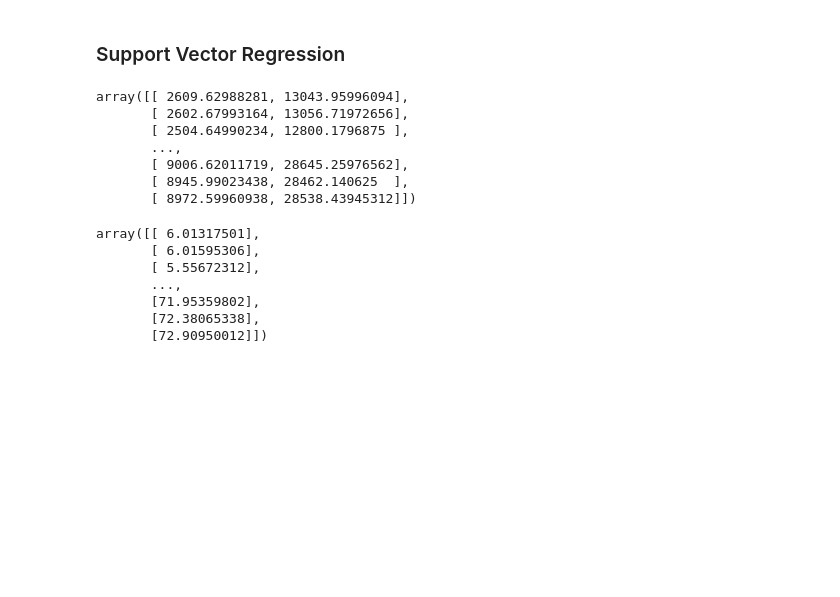
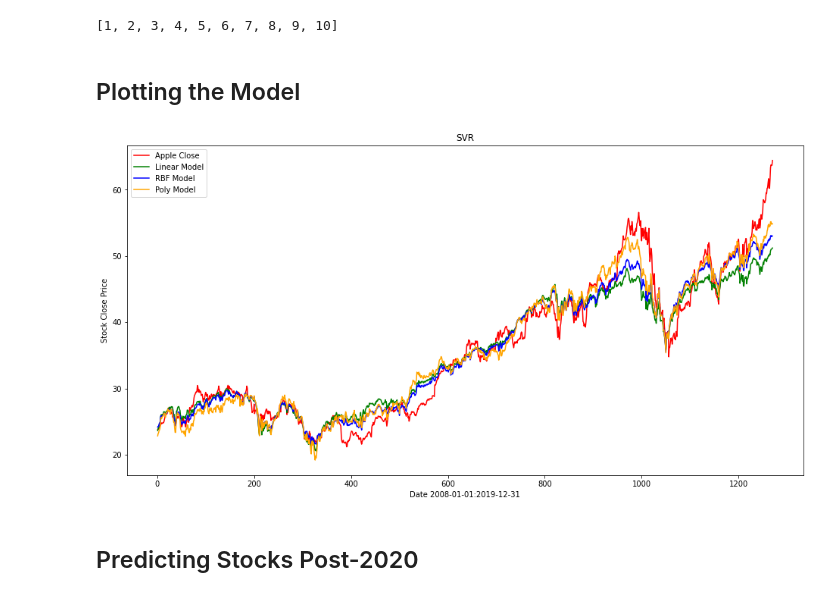
Before and after one commit to zlibutmatthew/Stock-Prediction-SVM, a Jupyter notebook: SVM_Stock_Prediction.ipynb, the cells around one changed output. Drawn from its saved outputs; the diff is of its cells as text; code cells hidden in the pictures; blank space fills up the shorter version.

```diff
--- a/SVM_Stock_Prediction.ipynb
+++ b/SVM_Stock_Prediction.ipynb
@@ -165,0 +212,5 @@ SVR(C=1.0, cache_size=200, coef0=0.0, degree=3, epsilon=0.1, gamma=0.15,
+# %%
+appl = df['Adj Close']
+appl = appl.values
+print(len(appl))
+appl
@@ -165,0 +221,4 @@ SVR(C=1.0, cache_size=200, coef0=0.0, degree=3, epsilon=0.1, gamma=0.15,
+# %%
+scaler = MinMaxScaler(feature_range=(0,1))
+scaled_data = scaler.fit_transform(adj_close)
+scaled_data
@@ -165,0 +239,10 @@ SVR(C=1.0, cache_size=200, coef0=0.0, degree=3, epsilon=0.1, gamma=0.15,
+# %%
+#create training dataset
+X = scaled_data
+y = appl
+from sklearn.model_selection import train_test_split
+
+X_train, X_test, y_train, y_test = \
+    train_test_split(X, y,
+                     test_size=0.25,
+                     random_state=1)
@@ -175,31 +294,24 @@ print('rbf test',rbf_svr.score(X_test, y_test))
-# %% [markdown]
-### Support Vector Regression
-# %%
-adj_close = pd.concat([df_nas['Adj Close'], df_dow['Adj Close']], axis=1)
-adj_close = adj_close.values
-adj_close
-# %% [output]
-array([[ 2609.62988281, 13043.95996094],
-       [ 2602.67993164, 13056.71972656],
-       [ 2504.64990234, 12800.1796875 ],
-       ...,
-       [ 9006.62011719, 28645.25976562],
-       [ 8945.99023438, 28462.140625  ],
-       [ 8972.59960938, 28538.43945312]])
-# %%
-#creating a new dataframe with the close column
-close_data = df.filter(['Adj Close'])
-#convert to np array
-close_df = close_data.values
-# #number of rows to train the model on
-# train_len = int(len(close_df)*.8)
-# #train_len = 2416
-close_df
-# %% [output]
-array([[ 6.01317501],
-       [ 6.01595306],
-       [ 5.55672312],
-       ...,
-       [71.95359802],
-       [72.38065338],
-       [72.90950012]])
+# %%
+day_count=[]
+for i in range(1, 1271):
+    day_count.append(i)
+day_count[:10]
+# %% [output]
+[1, 2, 3, 4, 5, 6, 7, 8, 9, 10]
+# %% [markdown]
+## Plotting the Model
+# %%
+plt.figure(figsize=(16,8))
+plt.title('SVR')
+plt.plot(day_count, y, color='red',label='Apple Close')
+plt.plot(day_count, lin_svr.predict(X), color='green', label='Linear Model')
+plt.plot(day_count, rbf_svr.predict(X), color='blue', label='RBF Model')
+plt.plot(day_count, poly_svr.predict(X), color='orange', label='Poly Model')
+plt.xlabel('Date 2008-01-01:2019-12-31')
+plt.ylabel('Stock Close Price')
+plt.legend()
+plt.show()
+# %% [output]
+[figure, added]
+# %% [markdown]
+## Predicting Stocks Post-2020
```
Also changed, not shown: parts of 56 cells of this notebook.
